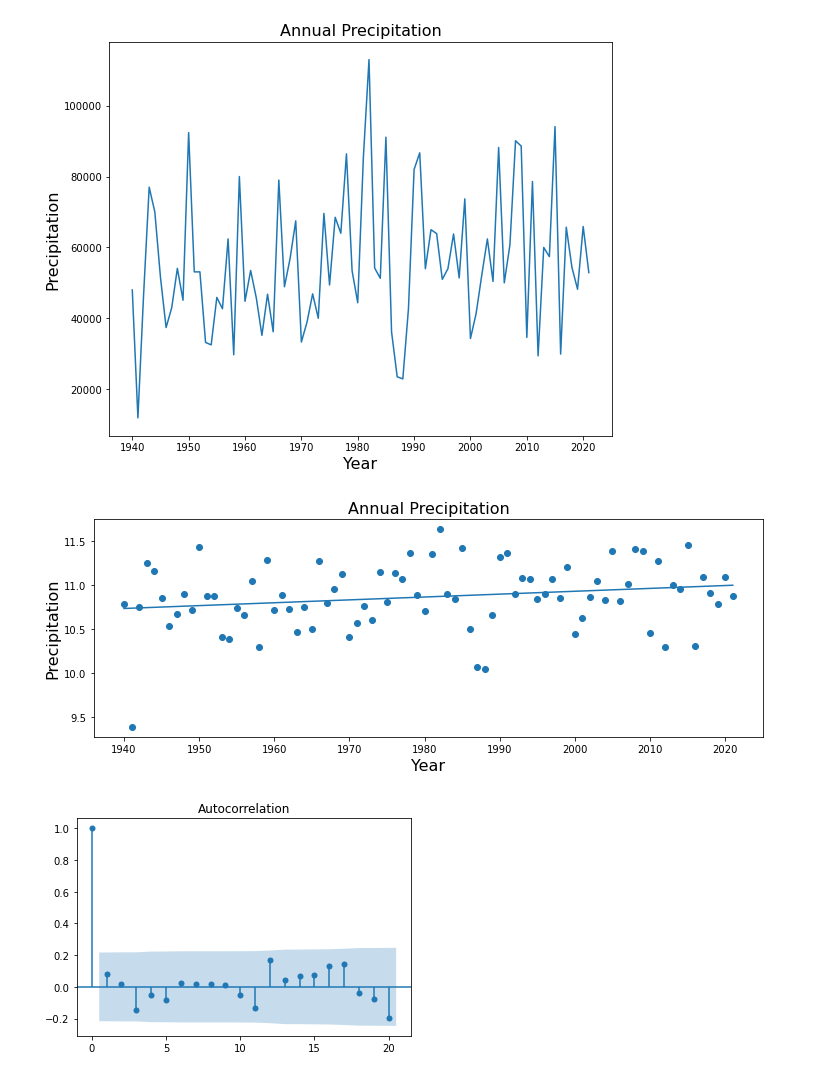
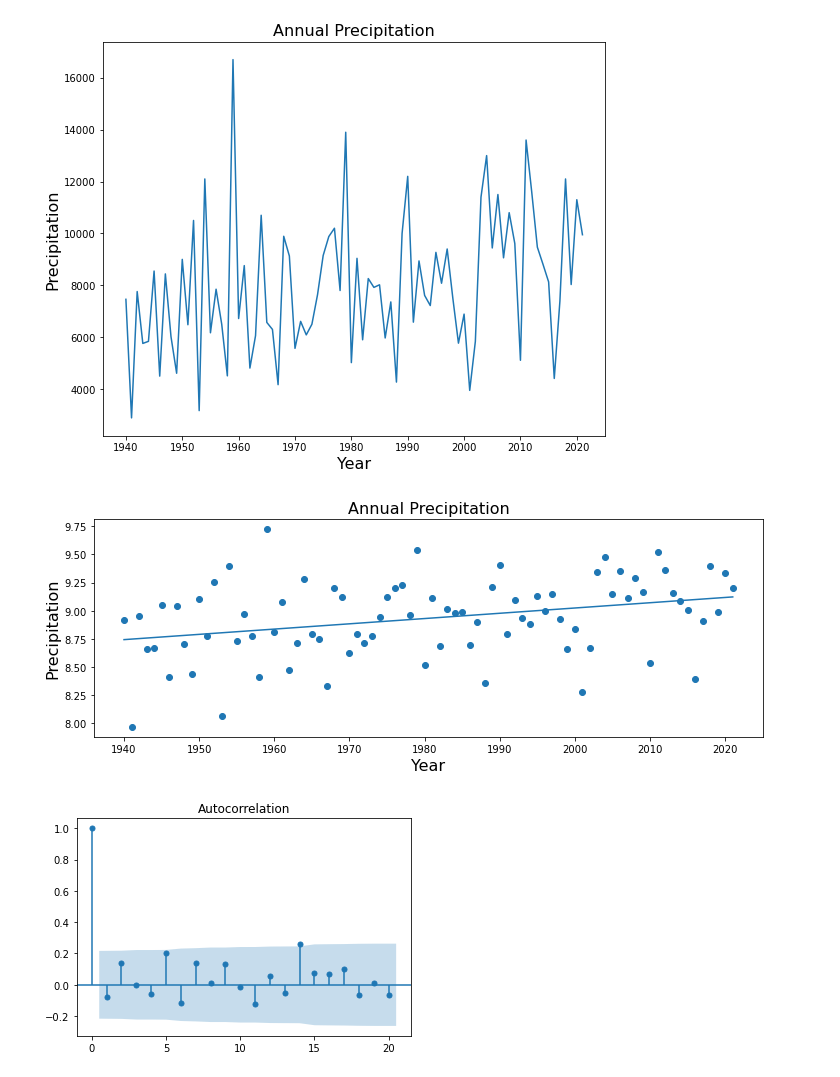
Before and after one commit to aviral-ag/Frequency-Analysis-of-Non-Stationary-Hydrological-Extremes-in-Northern-Ohio-, a Jupyter notebook: Trend_detection.ipynb, the cells around one changed output. Saved outputs shown, nothing was run; the diff lists cells and outputs as text; code cells hidden in the pictures.

Commit message:
5stations

```diff
--- a/Trend_detection.ipynb
+++ b/Trend_detection.ipynb
@@ -92,10 +94,10 @@ def acf_pacf(maxQ):
     sm.graphics.tsa.plot_pacf(np.log(maxQ))
     plt.show()
 # %%
-# Streamflow data: Stations 1-6:
-# Stations = ['station_04208000.csv','station_04196800.csv','station_04195500.csv','station_04193500.csv','station_04189000.csv','station_03117000.csv']
+# Streamflow data: Stations 1-5:
+# Stations = ['station_04208000.csv','station_04196800.csv','station_04195500.csv','station_04189000.csv','station_03117000.csv']
 
-Data = pd.read_csv('station_04193500.csv')
+Data = pd.read_csv('station_04208000.csv')
 maxQ, yearMaxQ = cf.annual_max(Data)
 ###FALL
 # maxQ, yearMaxQ = Fall.Fall_max(Data)
@@ -122,33 +124,33 @@ yL = beta_L*yearMaxQ + interc_L
 fig = plt.figure()
 plt.plot(yearMaxQ, maxQ)
 plt.xlabel('Year', fontsize=16)
 plt.ylabel('Precipitation', fontsize=16)
 plt.title('Annual Precipitation', fontsize=16)
 fig.set_size_inches([9, 7.25])
 fig.savefig('Annual Precipitation', dpi=300)
 plt.show()
 
 #Annual Maxima with trend line plot:
 fig = plt.figure()
 plt.scatter(yearMaxQ, np.log(maxQ))
 plt.plot(yearMaxQ,y)
 # plt.plot(yearMaxQ,yH)
 # plt.plot(yearMaxQ,yL)
 plt.xlabel('Year', fontsize=16)
 plt.ylabel('Precipitation', fontsize=16)
 plt.title('Annual Precipitation', fontsize=16)
 fig.set_size_inches([12, 4])
 fig.savefig('Annual Precipitation', dpi=300)
 plt.show()
 
 
 #TESTS
 # m = check_ln2.qq_plot(maxQ)
 acf_pacf(maxQ)
 main_mk(maxQ)
 lr = ft(np.log(maxQ), yearMaxQ)
 print(lr.summary())
 # %% [output]
-[figure, old version]
+[figure, new version]
-[figure, old version]
+[figure, new version]
-[figure, old version]
+[figure, new version]
```
Also changed, not shown: parts of 2 cells of this notebook, 5 other files.
